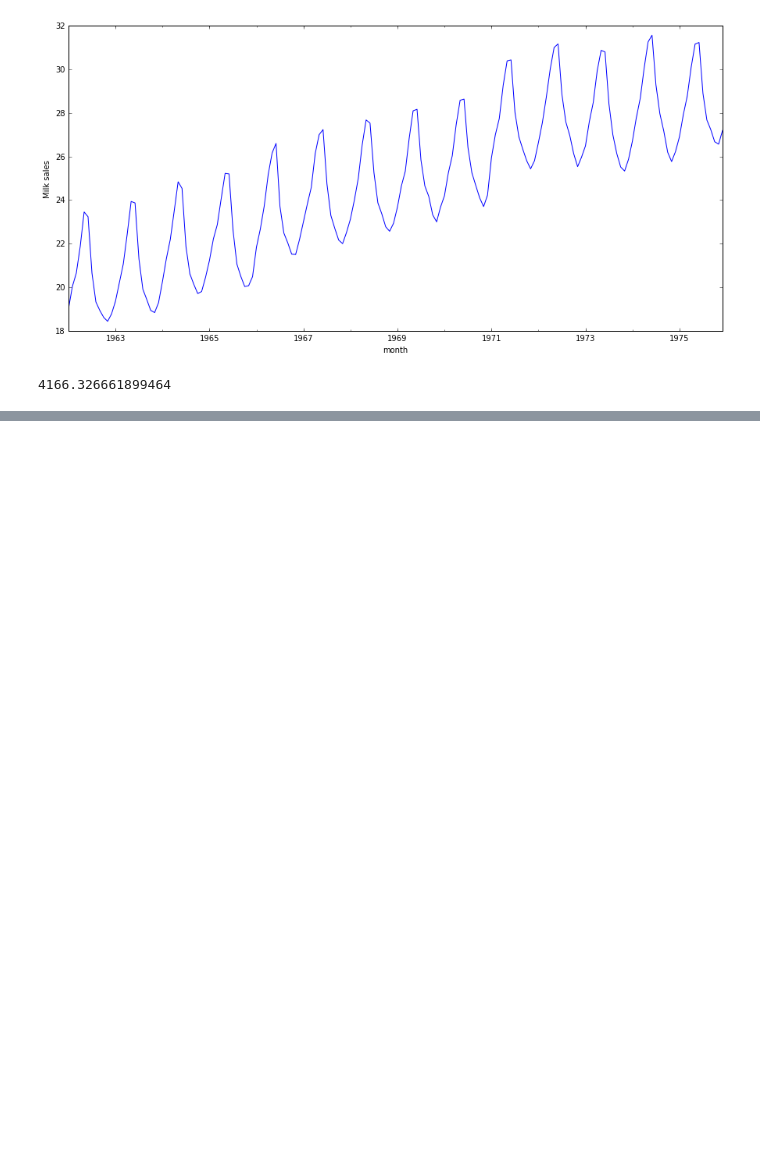
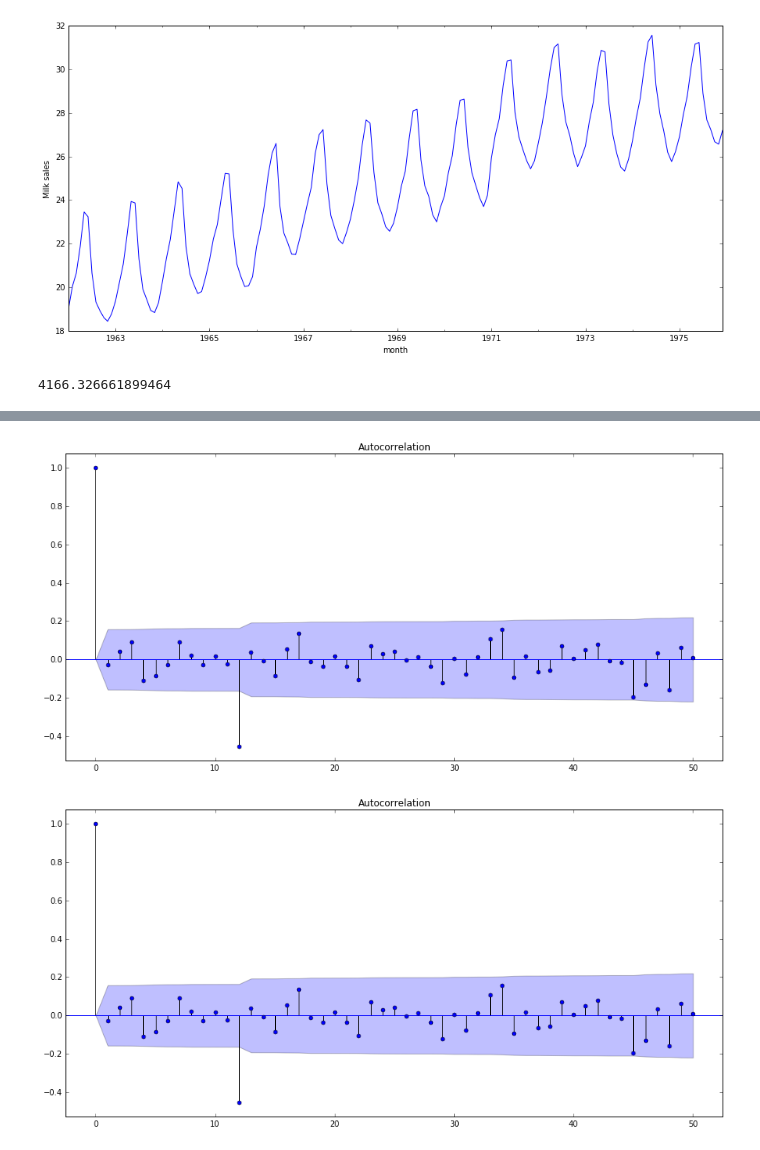
Before and after one commit to movb/yandex-ml, a Jupyter notebook: mipt-ml-5/week1/w1_quiz.ipynb, the cells around one changed output, grey strips where cells are left out. Cells and saved outputs as stored; diff of their text form; code cells hidden in the pictures; blank space fills up the shorter version.

```diff
--- a/mipt-ml-5/week1/w1_quiz.ipynb
+++ b/mipt-ml-5/week1/w1_quiz.ipynb
@@ -62,0 +137,5 @@ np.sum(milk.milk_avg)
+# %%
+sm.graphics.tsa.plot_acf(milk.daily_diff12_1[13:].values.squeeze(), lags=50)
+# %% [output]
+[figure, added]
+[figure, added]
```
Also changed, not shown: parts of 15 cells of this notebook.
